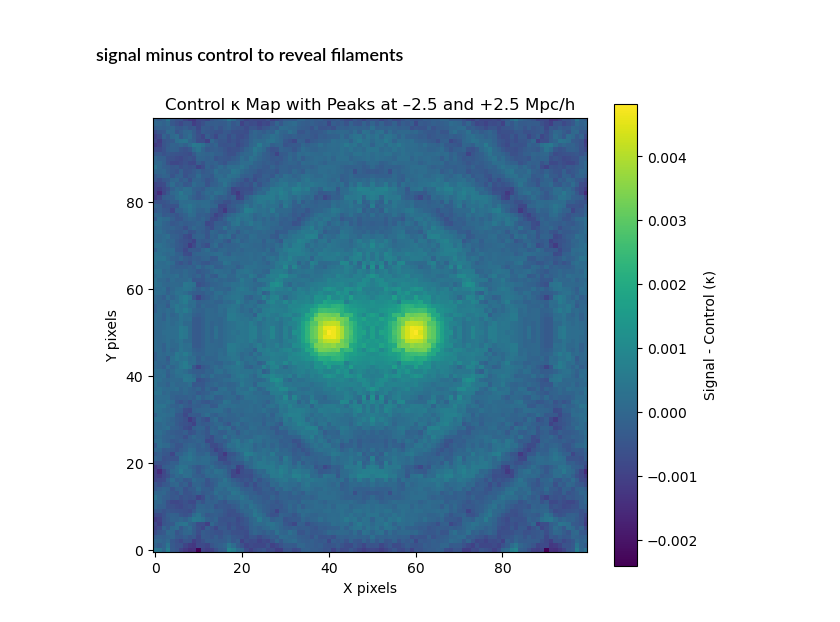
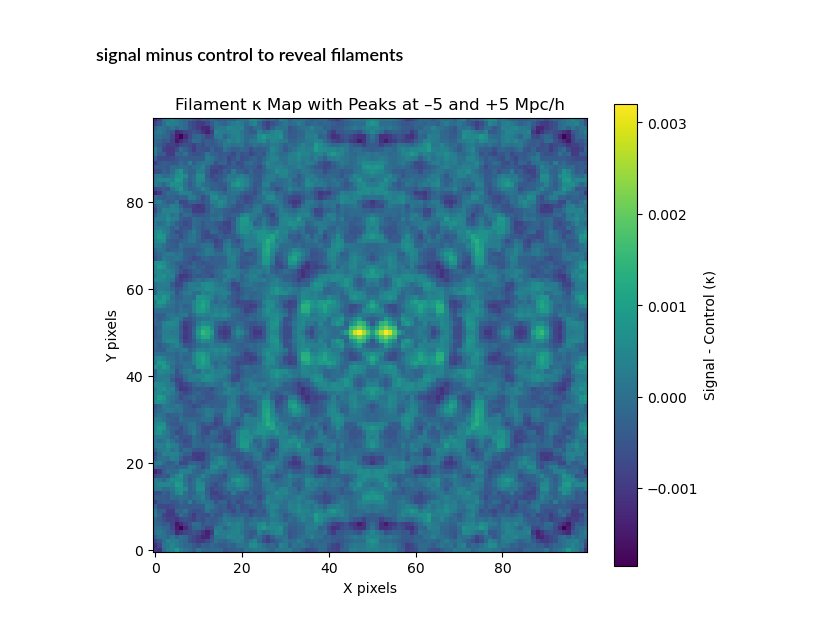
Before and after one commit to carolinewu327/astrophysics, a Jupyter notebook: subtracted_revealing_filaments.ipynb, the cells around one changed output. Drawn from its saved outputs; the diff is of its cells as text; code cells hidden in the pictures.

Commit message:
made the signal-noise map for the stacked pair galaxy (20mpc/h) as per Di's suggestion

```diff
--- a/subtracted_revealing_filaments.ipynb
+++ b/subtracted_revealing_filaments.ipynb
@@ -13,11 +14,11 @@ import numpy as np
 import pandas as pd
 import matplotlib.pyplot as plt
 
-separation = 20
+separation = 10
 
 # --- Load CSVs ---
-signal = pd.read_csv(f"data/kappa_sym_{separation}hmpc_NGCSGC.csv", index_col=0).values
-center = pd.read_csv("data/kappa_control_original.csv", index_col=0).values
+signal = pd.read_csv(f"data/kappa_sym_{separation}_BOSS_NGCSGC.csv", index_col=0).values
+center = pd.read_csv("data/kappa_control_original_BOSS_North.csv", index_col=0).values
 
 box_size_hmpc = 100.0
 h = cosmo.h
@@ -30,34 +31,34 @@ shift_pix = int(np.round(shift_hmpc / cell_size_hmpc))  # convert to pixels
 
 # Take the single-galaxy stacked κ map (already symmetrized if desired)
 base_map = center  # or kappa_smooth or kappa_sub, depending on what you want
 
 # Shift left and right
 map_left  = np.roll(base_map, -shift_pix, axis=1)  # shift to -10 Mpc/h
 map_right = np.roll(base_map, +shift_pix, axis=1)  # shift to +10 Mpc/h
 
 # Add them up to create a control "pair" map
 control = map_left + map_right
 
 # --- Crop to same shape if needed ---
 min_size = min(signal.shape[0], control.shape[0])
 signal = signal[:min_size, :min_size]
 control = control[:min_size, :min_size]
 
 # --- Subtract ---
-filaments = signal - control
+filaments = signal  - control
 
 # --- Save to CSV ---
 # pd.DataFrame(filaments).to_csv("filaments.csv", header=False, index=False)
 # print(f"✅ Filament map saved as filaments.csv with shape {filaments.shape}")
 
 # --- Plot ---
 plt.figure(figsize=(7, 6))
-im = plt.imshow(control, origin="lower", cmap="viridis")
+im = plt.imshow(filaments, origin="lower", cmap="viridis")
 plt.colorbar(im, label="Signal - Control (κ)")
 # plt.title("Filament Map (Signal – Control) 5Mpc/h")
-plt.title("Control κ Map with Peaks at –2.5 and +2.5 Mpc/h")
+plt.title("Filament κ Map with Peaks at –5 and +5 Mpc/h")
 plt.xlabel("X pixels")
 plt.ylabel("Y pixels")
 plt.show()
 # %% [output]
-[figure, old version]
+[figure, new version]
```
Also changed, not shown: parts of 4 cells of this notebook, 1 other file.
